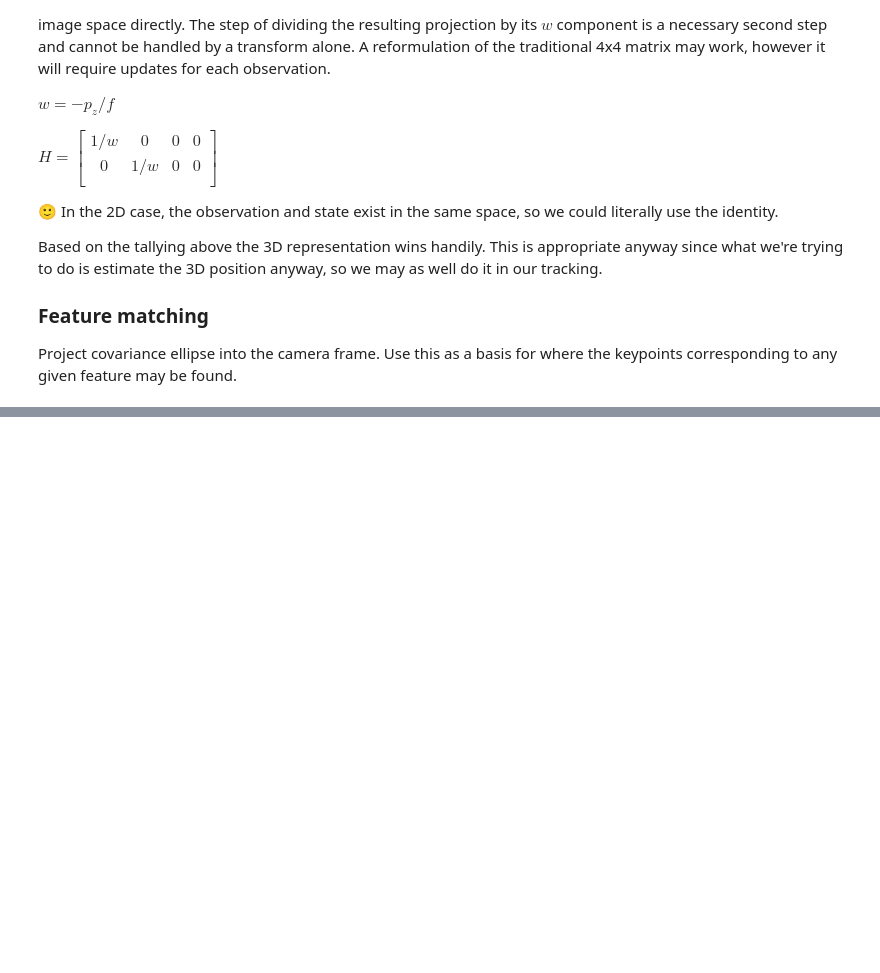
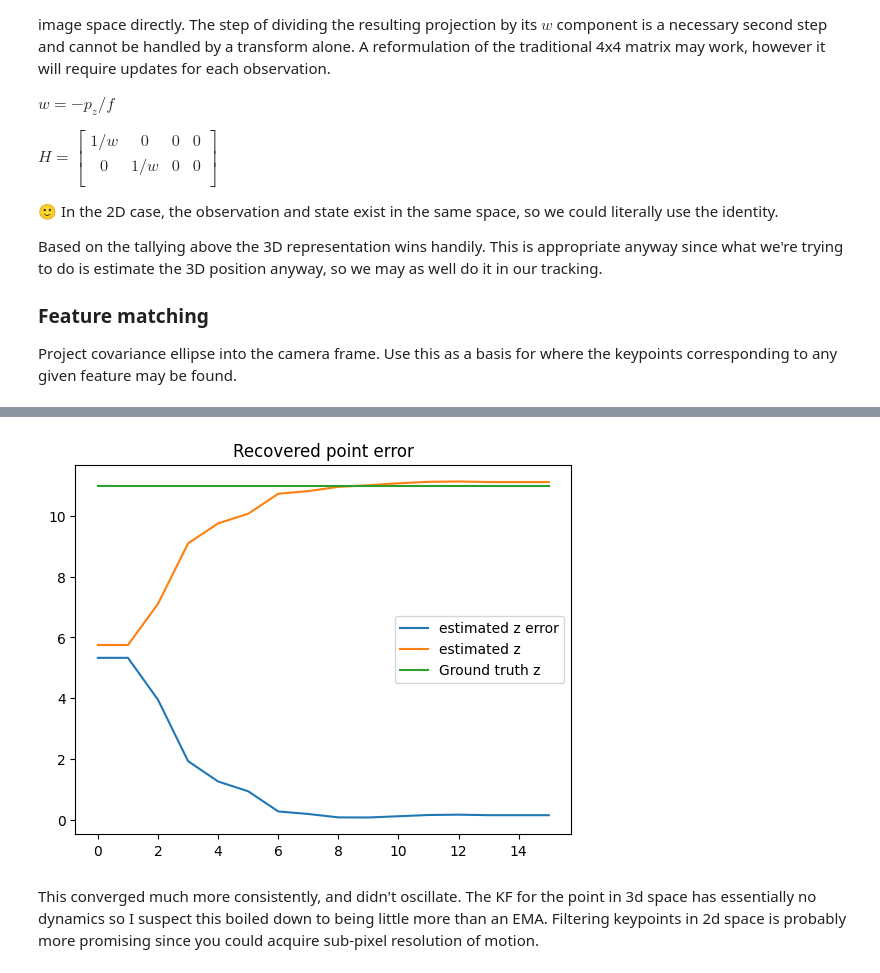
Before and after one commit to mrpossoms/visual-odometry, a Jupyter notebook: visual-odometry.ipynb, the cells around one changed output, grey strips where cells are left out. Saved outputs shown, nothing was run; the diff lists cells and outputs as text; code cells hidden in the pictures; blank space fills up the shorter version.

```diff
--- a/visual-odometry.ipynb
+++ b/visual-odometry.ipynb
@@ -342,0 +341,20 @@ array([[  0,  32,   0,   0,   0,   8,   0,   0,  32,   0,  32,   8,   2,
+# %%
+error = []
+z = []
+for fpe in recovered_points:
+    if fpe is None:
+        continue
+
+    error.append(np.linalg.norm(fpe - p))
+    z.append(fpe[2])
+
+plt.title("Recovered point error")
+plt.plot(error, label="estimated z error")
+plt.plot(z, label="estimated z")
+plt.plot([p[2]] * len(z), label="Ground truth z")
+plt.legend()
+plt.show()
+# %% [output]
+[figure, added]
+# %% [markdown]
+This converged much more consistently, and didn't oscillate. The KF for the point in 3d space has essentially no dynamics so I suspect this boiled down to being little more than an EMA. Filtering keypoints in 2d space is probably more promising since you could acquire sub-pixel resolution of motion.
```
Also changed, not shown: parts of 10 cells of this notebook, 6 other files.
